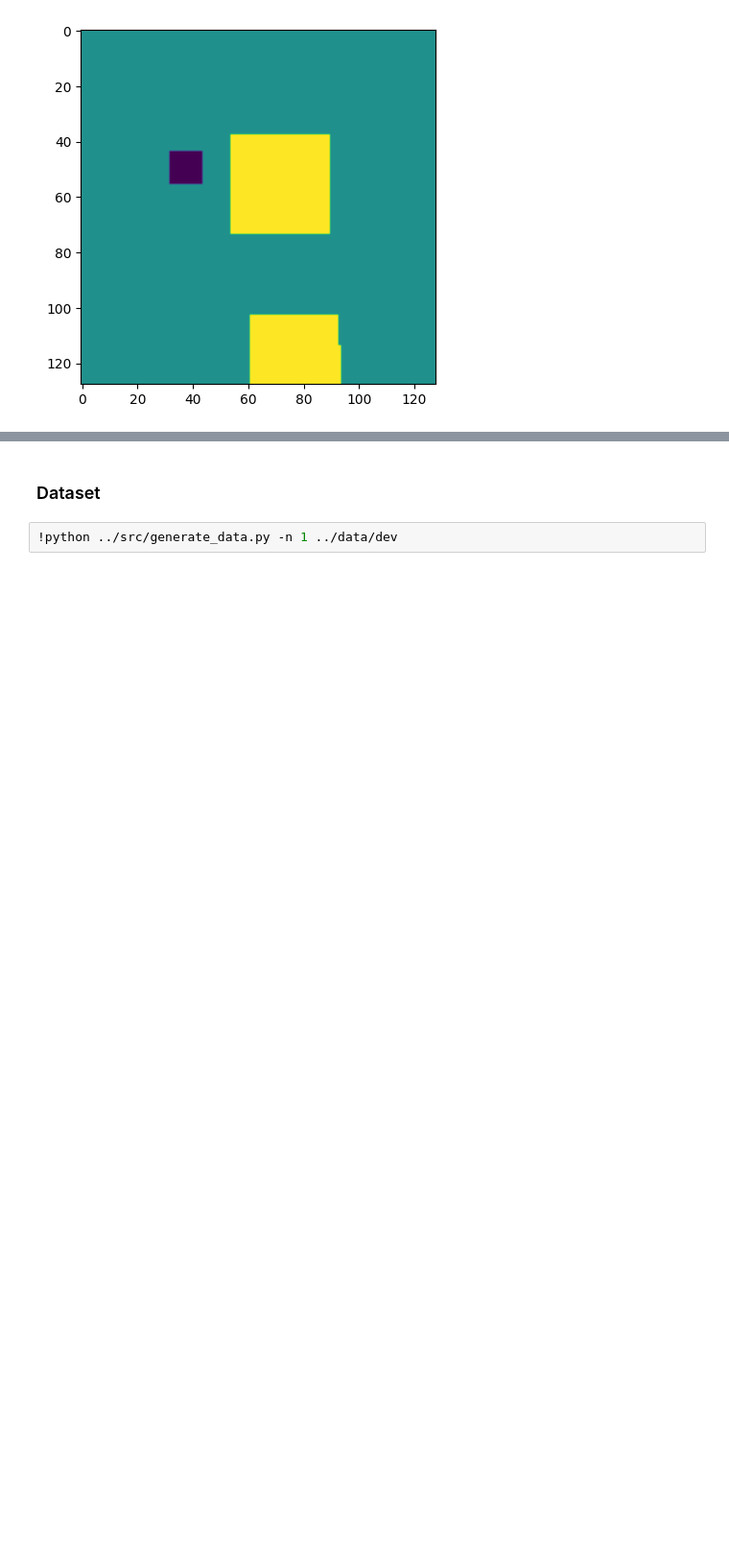
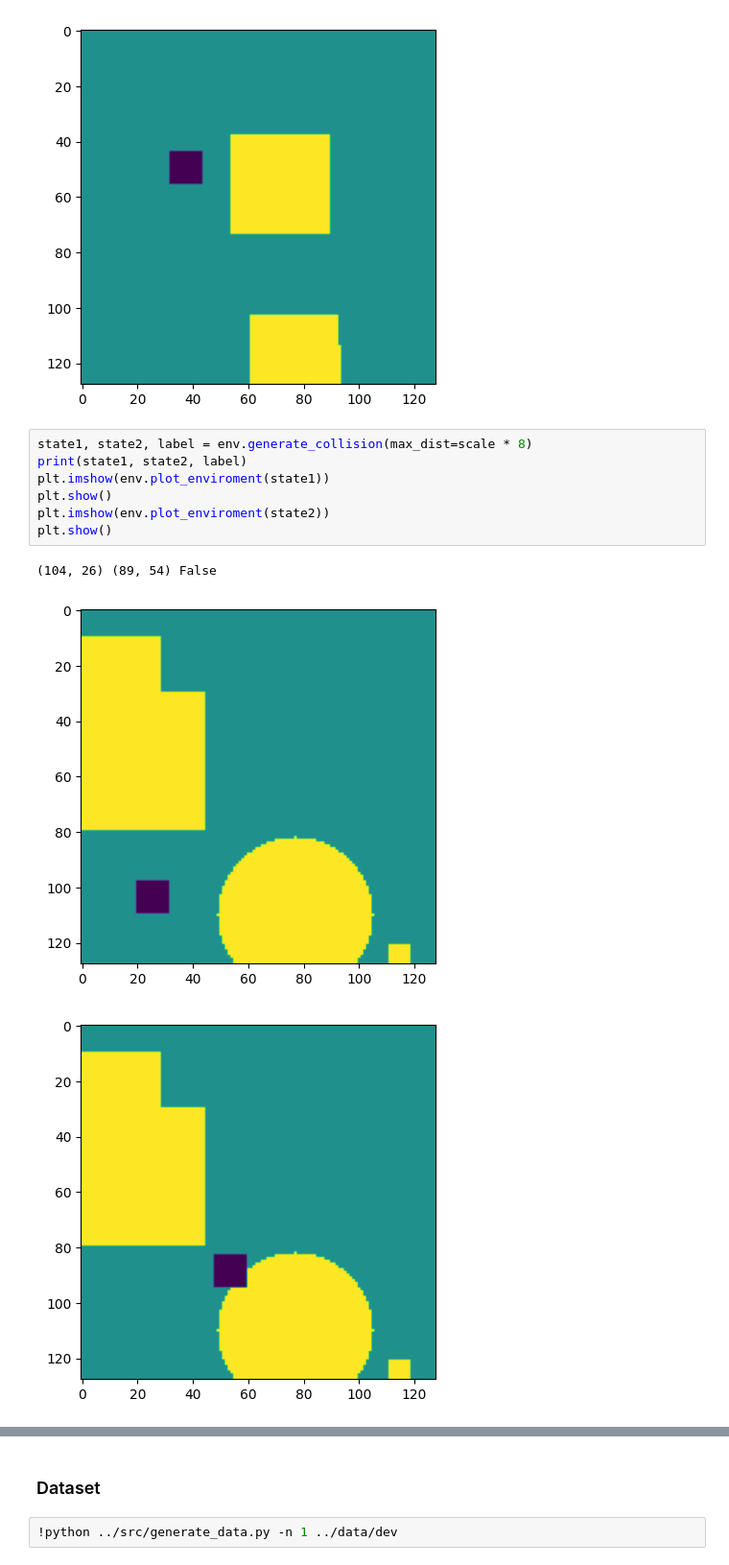
Before and after one commit to rows-of-houses/LSBMP_final_project, a Jupyter notebook: notebooks/generate_data.ipynb, the cells around one changed output, grey strips where cells are left out. Shown at 96% size. Cells and saved outputs as stored; diff of their text form; blank space fills up the shorter version.

Commit message:
Collision training

```diff
--- a/notebooks/generate_data.ipynb
+++ b/notebooks/generate_data.ipynb
@@ -46,3 +46,14 @@ for state in states:
 [figure]
 [figure]
 [figure]
+# %%
+state1, state2, label = env.generate_collision(max_dist=scale * 8)
+print(state1, state2, label)
+plt.imshow(env.plot_enviroment(state1))
+plt.show()
+plt.imshow(env.plot_enviroment(state2))
+plt.show()
+# %% [output]
+(104, 26) (89, 54) False
+[figure, added]
+[figure, added]
```
Also changed, not shown: parts of 2 cells of this notebook, 6 other files.
